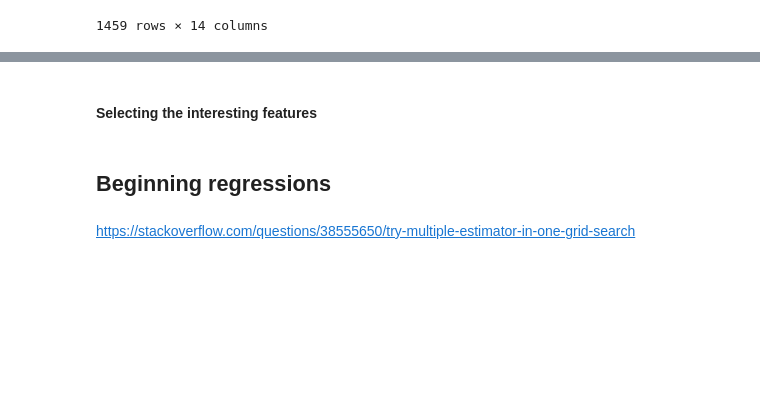
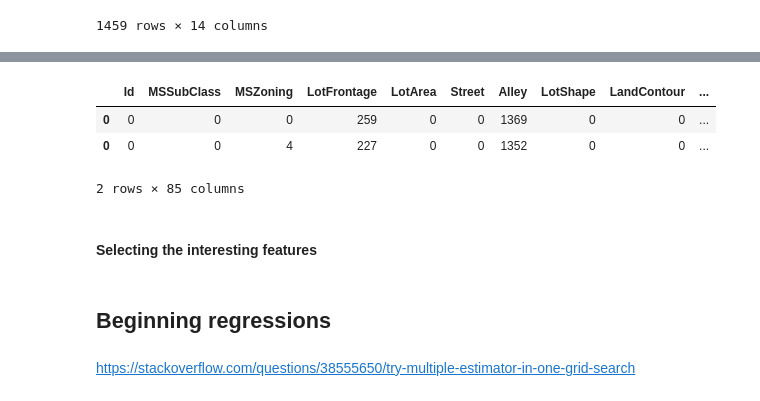
Before and after one commit to alessandro-rubin/house-prices, a Jupyter notebook: house-prices.ipynb, the cells around one changed output, grey strips where cells are left out. Saved outputs shown, nothing was run; the diff lists cells and outputs as text; code cells hidden in the pictures; blank space fills up the shorter version.

```diff
--- a/house-prices.ipynb
+++ b/house-prices.ipynb
@@ -211,6 +217,7 @@ subset_df
 | 1458 | 74.0 | NaN | BrkFace | 94.0 | Gd | TA | Av | LwQ | ... |
 1459 rows × 14 columns
 # %%
-count=train.isna().sum()
-count=pd.DataFrame(count)
-count[count[0]!=0]
+def count_na_per_col(df):
+    count=df.isna().sum()
+    count=pd.DataFrame(count).T
+    return count
@@ -255,3 +224,10 @@ count[count[0]!=0]
+# %%
+count_na_per_col(train).append(count_na_per_col(test))
+# %% [output]
+|  | Id | MSSubClass | MSZoning | LotFrontage | LotArea | Street | Alley | LotShape | LandContour | ... |
+| 0 | 0 | 0 | 0 | 259 | 0 | 0 | 1369 | 0 | 0 | ... |
+| 0 | 0 | 0 | 4 | 227 | 0 | 0 | 1352 | 0 | 0 | ... |
+2 rows × 85 columns
 # %% [markdown]
 #### Selecting the interesting features
 # %%
```
Also changed, not shown: parts of 12 cells of this notebook, 3 other files.
